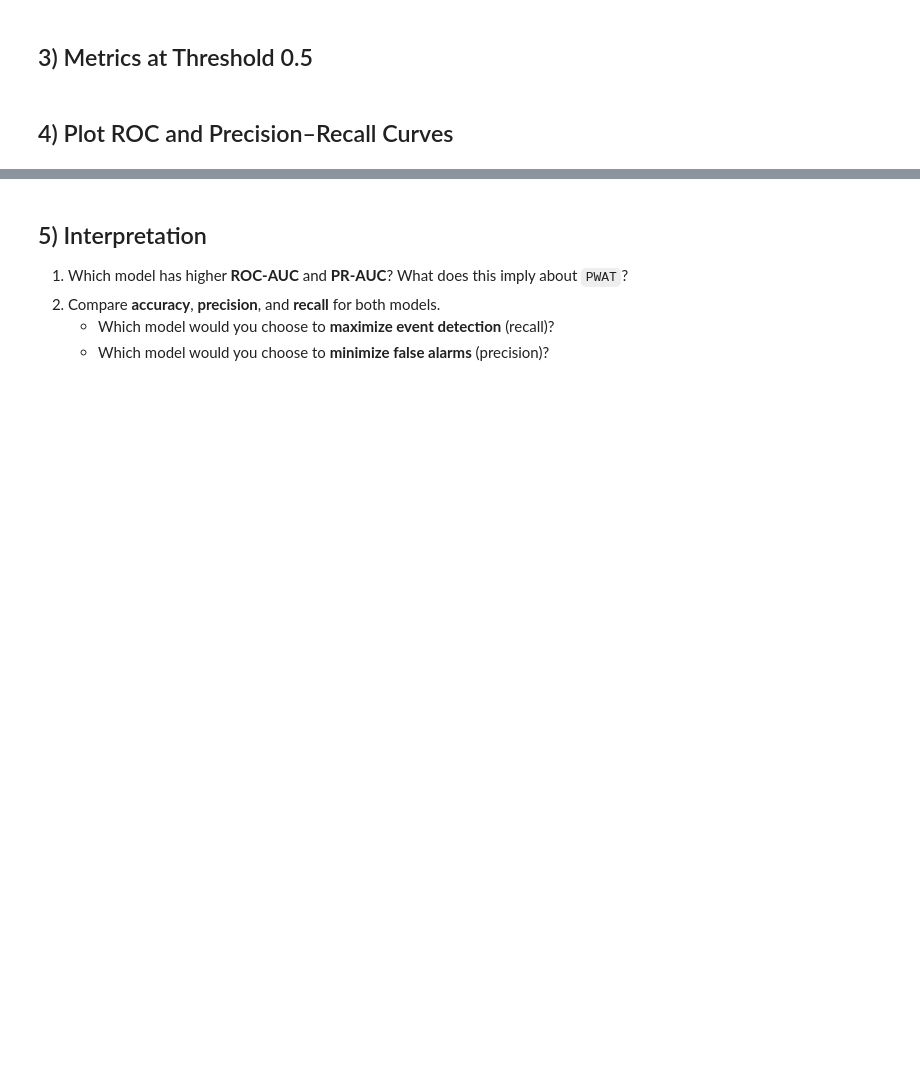
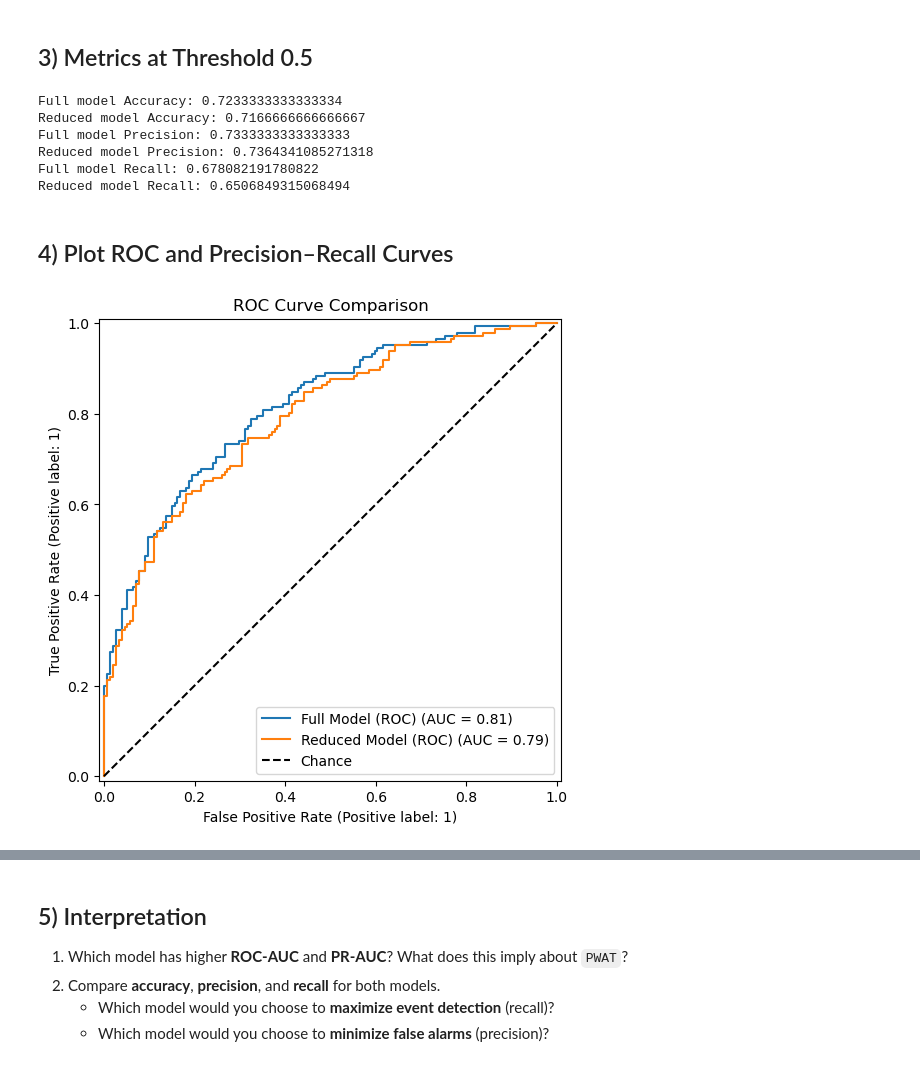
Before and after one commit to swnesbitt/ATMS-523-Module-5-Checkin, a Jupyter notebook: notebooks/LogReg_Compare_Models.ipynb, the cells around one changed output, grey strips where cells are left out. Saved outputs shown, nothing was run; the diff lists cells and outputs as text; code cells hidden in the pictures; blank space fills up the shorter version.

```diff
--- a/notebooks/LogReg_Compare_Models.ipynb
+++ b/notebooks/LogReg_Compare_Models.ipynb
@@ -77,9 +88,47 @@ clf_full.coef_, clf_reduced.coef_
 thr = 0.5
 ypred_full = (yprob_full >= thr).astype(int)
 ypred_reduced = (yprob_reduced >= thr).astype(int)
-
 # TODO: Compute Accuracy, Precision, Recall for both models at threshold 0.5
+print("Full model Accuracy:", accuracy_score(yf_test, ypred_full))
+print("Reduced model Accuracy:", accuracy_score(yf_test, ypred_reduced))
+print("Full model Precision:", precision_score(yf_test, ypred_full))
+print("Reduced model Precision:", precision_score(yf_test, ypred_reduced))
+print("Full model Recall:", recall_score(yf_test, ypred_full))
+print("Reduced model Recall:", recall_score(yf_test, ypred_reduced))
+# %% [output]
+Full model Accuracy: 0.7233333333333334
+Reduced model Accuracy: 0.7166666666666667
+Full model Precision: 0.7333333333333333
+Reduced model Precision: 0.7364341085271318
+Full model Recall: 0.678082191780822
+Reduced model Recall: 0.6506849315068494
 # %% [markdown]
 ## 4) Plot ROC and Precision–Recall Curves
 # %%
-# TODO: Plot ROC and PR curves for both models on shared axes
+# Create a figure for the ROC curves
+fig, ax = plt.subplots(1, 1, figsize=(6, 6))
+
+# Plot ROC curve for the full model
+RocCurveDisplay.from_estimator(
+    clf_full,
+    Xf_test,
+    yf_test,
+    name='Full Model (ROC)',
+    ax=ax
+)
+
+# Plot ROC curve for the reduced model
+RocCurveDisplay.from_estimator(
+    clf_reduced,
+    Xr_test,
+    yr_test,
+    name='Reduced Model (ROC)',
+    ax=ax
+)
+
+ax.set_title('ROC Curve Comparison')
+ax.plot([0, 1], [0, 1], 'k--', label='Chance') # Add the random guess line
+ax.legend(loc='lower right')
+plt.show()
+# %% [output]
+[figure, added]
```
Also changed, not shown: parts of 5 cells of this notebook.
